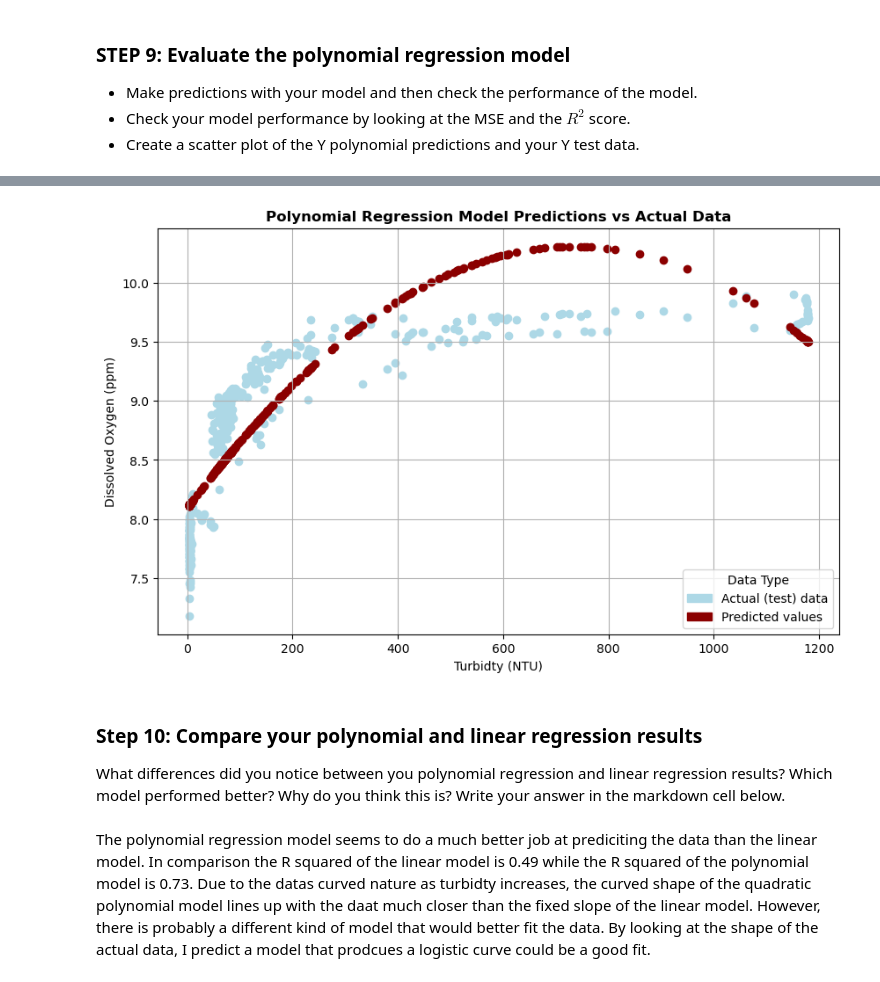
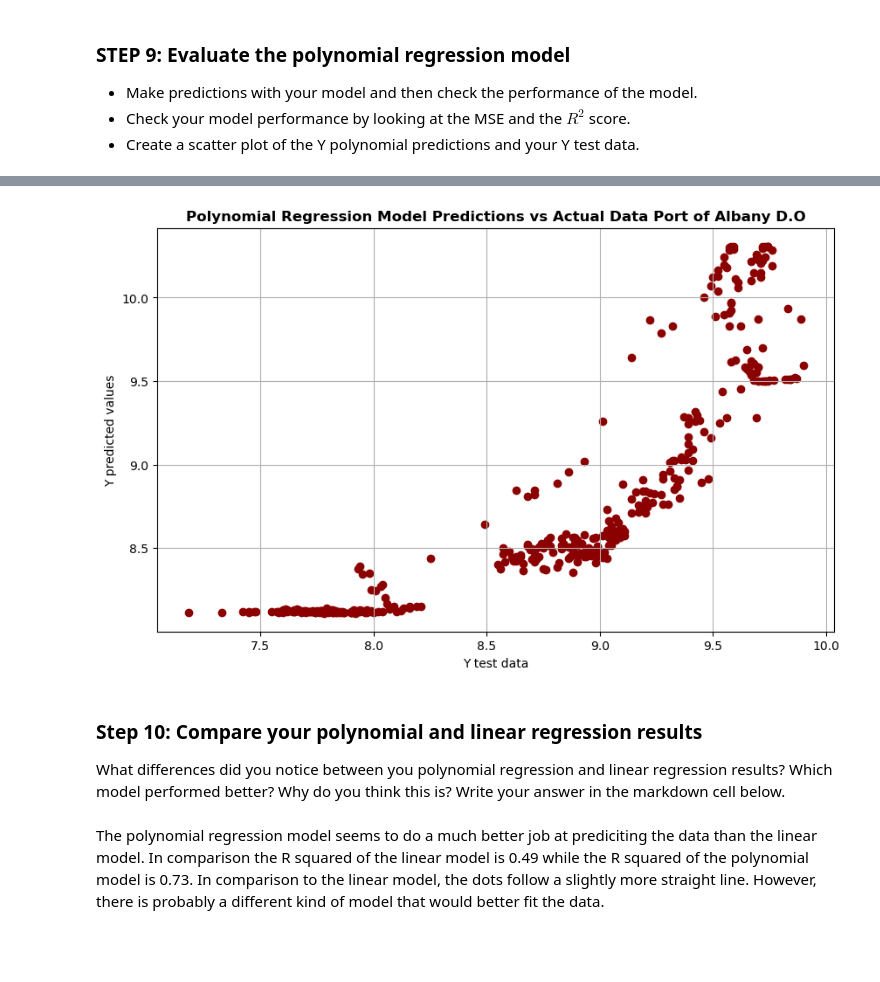
Before and after one commit to jordancsibley/EDS232-labs, a Jupyter notebook: Week1/Lab1-hurricane.ipynb, the cells around one changed output, grey strips where cells are left out. Drawn from its saved outputs; the diff is of its cells as text; code cells hidden in the pictures; blank space fills up the shorter version.

Commit message:
Adjust plots

```diff
--- a/Week1/Lab1-hurricane.ipynb
+++ b/Week1/Lab1-hurricane.ipynb
@@ -241,9 +240,9 @@ plt.show()
 We assumed linear regression would work well with our data, but this data doesn't look very linear. It's a good reminder of the importance of exploratory analysis. Let's check to see how a polynomial regression performs in comparison. Transform the features for polynomial regression. Use the `PolynomialFeatures` class from the `sklearn.preprocessing` module.
 # %%
 # Transform features to include polynomial terms (degree 2 for quadratic terms)
-poly = PolynomialFeatures() # Default degree is 2
+poly = PolynomialFeatures(include_bias = False) # Default degree is 2
 X_poly_train = poly.fit_transform(X_train)
-X_poly_test = poly.fit_transform(X_test)
+X_poly_test = poly.transform(X_test)
 
 # View the transformed feature set (for insight)
 print(X_poly_train)
@@ -270,7 +269,7 @@ poly_model = model.fit(X_poly_train, Y_train)
 Y_poly_pred = model.predict(X_poly_test)
 
 # Calculate evaluation metrics using scikit-learn's mean_squared_error and r2_score
-poly_mse = np.sqrt(mean_squared_error(Y_test, Y_poly_pred))
+poly_mse = mean_squared_error(Y_test, Y_poly_pred)
 poly_r2 = r2_score(Y_test, Y_poly_pred)
 
 print(f"Polynomial Regression Mean Squared Error: {poly_mse}")
@@ -278,17 +277,12 @@ print(f"Polynomial Regression R² Score: {poly_r2}")
 
 # Plot predictions of polynomial regression vs actual
 fig, ax = plt.subplots(figsize = (10,6))
-plt.scatter(x = X_test, y = Y_test, c="lightblue") # Actual values
-plt.scatter(x = X_test, y = Y_poly_pred, c = "darkred") # Predictied values
+plt.scatter(x = Y_test, y = Y_poly_pred, c = "darkred") # Predictied values
 
-# Add legend
-actual_patch = mpatches.Patch(color = "lightblue", label = 'Actual (test) data')
-pred_patch = mpatches.Patch(color = "darkred", label = "Predicted values")
-ax.legend(handles=[actual_patch, pred_patch], loc='lower right', title='Data Type')
 
-plt.ylabel('Dissolved Oxygen (ppm)')
-plt.xlabel('Turbidty (NTU)')
-plt.title('Polynomial Regression Model Predictions vs Actual Data', fontweight='bold')
+plt.ylabel('Y predicted values')
+plt.xlabel('Y test data')
+plt.title('Polynomial Regression Model Predictions vs Actual Data Port of Albany D.O', fontweight='bold')
 
 plt.grid(True)
 plt.show()
@@ -298,7 +292,7 @@ Polynomial Regression R² Score: 0.7293082257073078
-[figure, old version]
+[figure, new version]
 # %% [markdown]
 ### Step 10: Compare your polynomial and linear regression results
 
 What differences did you notice between you polynomial regression and linear regression results? Which model performed better? Why do you think this is? Write your answer in the markdown cell below.
 # %% [markdown]
-The polynomial regression model seems to do a much better job at prediciting the data than the linear model. In comparison the R squared of the linear model is 0.49 while the R squared of the polynomial model is 0.73. Due to the datas curved nature as turbidty increases, the curved shape of the quadratic polynomial model lines up with the daat much closer than the fixed slope of the linear model. However, there is probably a different kind of model that would better fit the data. By looking at the shape of the actual data, I predict a model that prodcues a logistic curve could be a good fit.
+The polynomial regression model seems to do a much better job at prediciting the data than the linear model. In comparison the R squared of the linear model is 0.49 while the R squared of the polynomial model is 0.73. In comparison to the linear model, the dots follow a slightly more straight line.  However, there is probably a different kind of model that would better fit the data.
```
Also changed, not shown: parts of 7 cells of this notebook.
